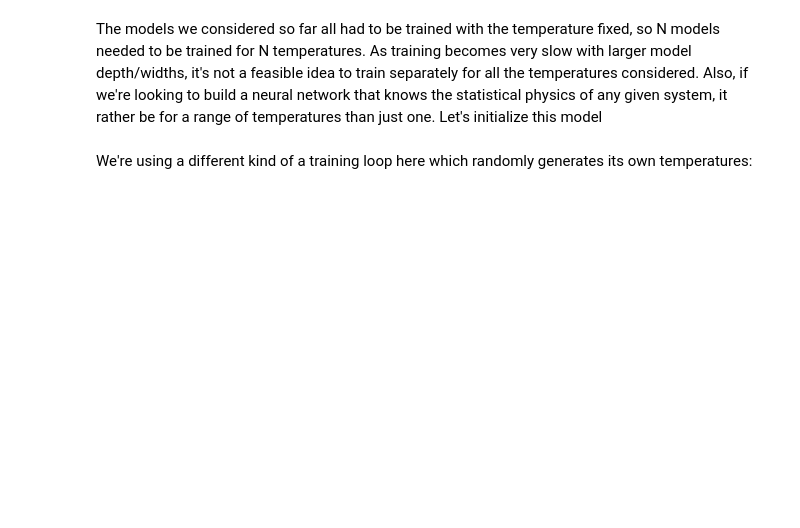
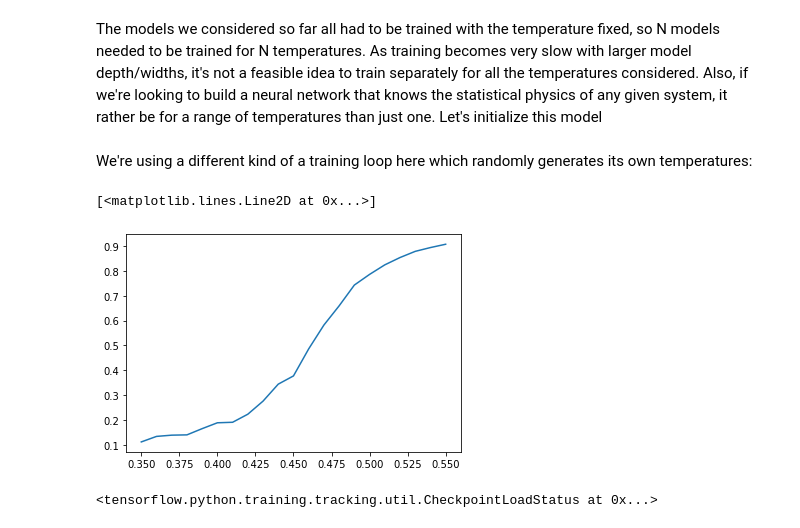
Before and after one commit to dinesh110598/ising-autoregressive, a Jupyter notebook: main.ipynb, the cells around one changed output. Cells and saved outputs as stored; diff of their text form; code cells hidden in the pictures; blank space fills up the shorter version.

```diff
--- a/main.ipynb
+++ b/main.ipynb
@@ -319,7 +333,7 @@ import library #User defined module to define the models
 # %% [markdown]
 The models we considered so far all had to be trained with the temperature fixed, so N models needed to be trained for N temperatures. As training becomes very slow with larger model depth/widths, it's not a feasible idea to train separately for all the temperatures considered. Also, if we're looking to build a neural network that knows the statistical physics of any given system, it rather be for a range of temperatures than just one. Let's initialize this model
 # %%
-model = library.VarPixelCNN(L=24, kernel_size=3, net_width=[16,8])#See library.py for more details
+model = library.VarPixelCNN(L=24, kernel_size=3, net_width=[32,16,8])#See library.py for more details
 ising.J = -1. #Fixes the coupling constant in Ising model
 trainer = train.Trainer(model, batch_size=50)
 # %% [markdown]
@@ -329,2 +343,14 @@ history = trainer.var_train_loop(10, anneal=True)
 #Set anneal=False if you are running this cell second
 #time to train this model further
+# %%
+betas = np.arange(0.35, 0.55, 0.01, np.float32)
+mags = np.empty_like(betas)
+i = 0
+for beta in betas:
+    sample = model.sample(200, beta)
+    mags[i] = np.mean(np.abs(np.mean(sample, axis=(1,2,3))))
+    i += 1
+plt.plot(betas, mags)
+# %% [output]
+[<matplotlib.lines.Line2D at 0x...>]
+[figure, added]
@@ -330,0 +359,5 @@ history = trainer.var_train_loop(10, anneal=True)
+# %%
+model2 = library.VarPixelCNN(L=24, kernel_size=3, net_width=[16,8,4])
+model2.load_weights('VarPCNN_weights/L24_k3_(16,8,4)')
+# %% [output]
+<tensorflow.python.training.tracking.util.CheckpointLoadStatus at 0x...>
```
Also changed, not shown: parts of 17 cells of this notebook, 1 other file.
